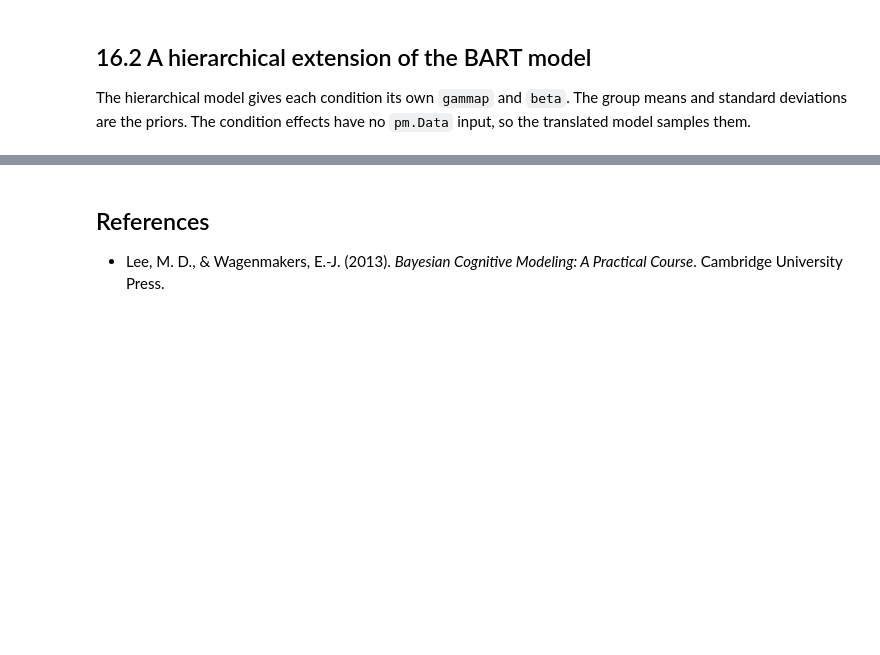
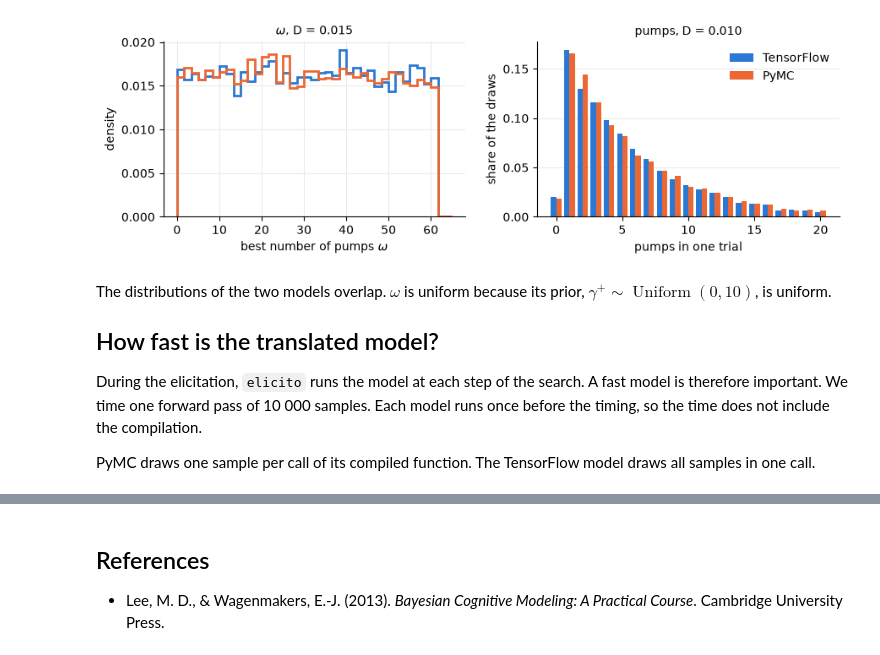
Before and after one commit to florence-bockting/elicito, a Jupyter notebook: docs/case-studies/bart-risk-taking.ipynb, the cells around one changed output, grey strips where cells are left out. Drawn from its saved outputs; the diff is of its cells as text; code cells hidden in the pictures; blank space fills up the shorter version.

```diff
--- a/docs/case-studies/bart-risk-taking.ipynb
+++ b/docs/case-studies/bart-risk-taking.ipynb
@@ -115,16 +217,4 @@ George stops and takes the cash, and `k` counts the pumps of the trial.
 # %%
-BURST = 0.15  # (belief of) the bursting probability
+print([(p["name"], p["family"].__name__) for p in adapter_pymc.parameters(model)])
 
-
-def responses(path: str) -> tuple[Any, Any]:
-    """Return the decisions d and the pump numbers k of one condition"""
-    pumps, cash = np.loadtxt(path, skiprows=1, usecols=(5, 6)).T
-    d: list[int] = []
-    k: list[int] = []
-    for n_pumps, stops in zip(pumps.astype(int), (cash != 0).astype(int)):
-        d += [0] * n_pumps + [1] * stops
-        k += list(range(1, n_pumps + stops + 1))
-    return np.array(d), np.array(k)
-
-
-d, k = responses("data/GeorgeSober.txt")
+generative_model = adapter_pymc.model(model)()
@@ -153,7 +287,51 @@ djk[60] of 284                          0.04, 0.19            0.04, 0.18  0.003
+# %%
+fig, (ax_omega, ax_pumps) = plt.subplots(1, 2, figsize=(9, 3))
+
+bins = np.linspace(0, 65, 40)
+for (label, values), color in zip(samples["omega"].items(), (BLUE, ORANGE)):
+    ax_omega.hist(
+        values[:, 0],
+        bins,
+        density=True,
+        histtype="step",
+        lw=2,
+        color=color,
+        label=label,
+    )
+ax_omega.set(
+    xlabel=r"best number of pumps $\omega$",
+    ylabel="density",
+    title=f"$\\omega$, D = {distance['omega']:.3f}",
+)
+
+values_m = np.arange(K + 1)
+for offset, ((label, values), color) in zip(
+    (-0.2, 0.2), zip(samples["pumps"].items(), (BLUE, ORANGE))
+):
+    share = np.bincount(values[:, 0].astype(int), minlength=K + 1) / DRAWS
+    ax_pumps.bar(values_m + offset, share, width=0.4, color=color, label=label)
+ax_pumps.set(
+    xlabel="pumps in one trial",
+    ylabel="share of the draws",
+    title=f"pumps, D = {distance['pumps']:.3f}",
+)
+ax_pumps.grid(axis="x", visible=False)
+ax_pumps.legend()
+fig.tight_layout()
+plt.show()
+# %% [output]
+[figure, added]
 # %% [markdown]
-## 16.2 A hierarchical extension of the BART model
+The distributions of the two models overlap. $\omega$ is uniform because
+its prior, $\gamma^+ \sim \operatorname{Uniform}(0, 10)$, is uniform.
 
-The hierarchical model gives each condition its own `gammap` and `beta`.
-The group means and standard deviations are the priors. The condition
-effects have no `pm.Data` input, so the translated model samples them.
+## How fast is the translated model?
+
+During the elicitation, `elicito` runs the model at each step of the
+search. A fast model is therefore important. We time one forward pass of
+10 000 samples. Each model runs once before the timing, so the time does
+not include the compilation.
+
+PyMC draws one sample per call of its compiled function. The TensorFlow
+model draws all samples in one call.
 # %%
```
Also changed, not shown: parts of 26 cells of this notebook, 1 other file.
